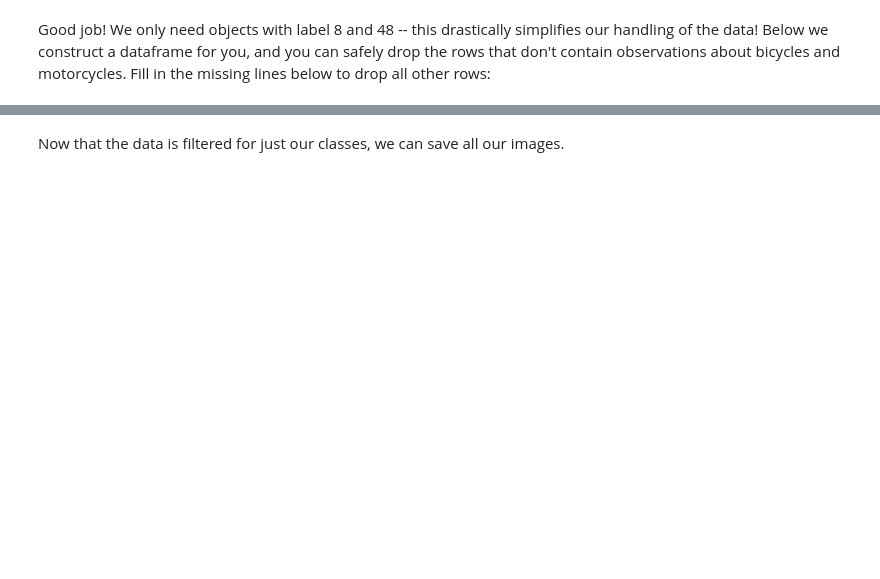
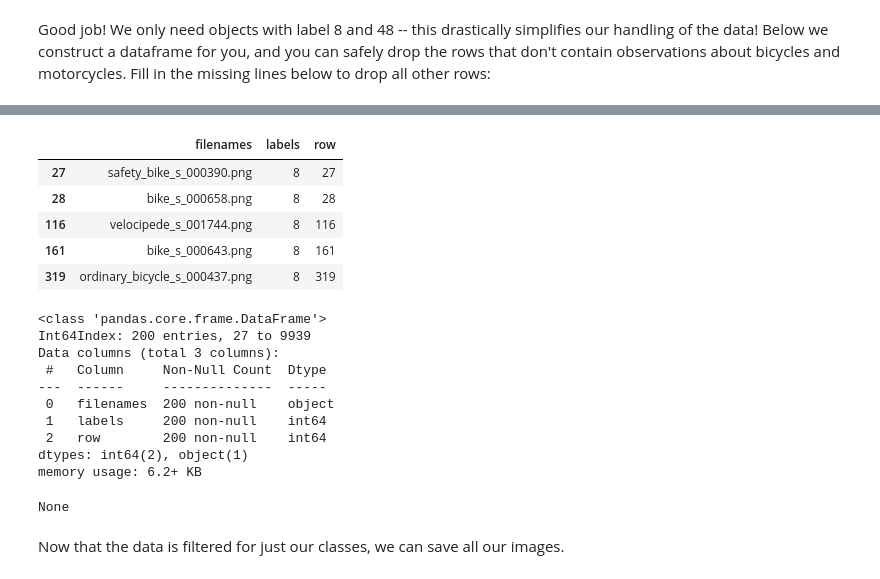
Before and after one commit to Moodrammer/AWS-ML-Workflow-Usecase, a Jupyter notebook: main.ipynb, the cells around one changed output, grey strips where cells are left out. Drawn from its saved outputs; the diff is of its cells as text; code cells hidden in the pictures; blank space fills up the shorter version.

```diff
--- a/main.ipynb
+++ b/main.ipynb
@@ -181,3 +211,24 @@ df_test["filenames"] = df_test["filenames"].apply(
+# %%
+display(df_test.head())
+display(df_test.info())
+# %% [output]
+|  | filenames | labels | row |
+| 27 | safety_bike_s_000390.png | 8 | 27 |
+| 28 | bike_s_000658.png | 8 | 28 |
+| 116 | velocipede_s_001744.png | 8 | 116 |
+| 161 | bike_s_000643.png | 8 | 161 |
+| 319 | ordinary_bicycle_s_000437.png | 8 | 319 |
+<class 'pandas.core.frame.DataFrame'>
+Int64Index: 200 entries, 27 to 9939
+Data columns (total 3 columns):
+ #   Column     Non-Null Count  Dtype
+---  ------     --------------  -----
+ 0   filenames  200 non-null    object
+ 1   labels     200 non-null    int64
+ 2   row        200 non-null    int64
+dtypes: int64(2), object(1)
+memory usage: 6.2+ KB
+None
 # %% [markdown]
 Now that the data is filtered for just our classes, we can save all our images.
 # %%
```
Also changed, not shown: parts of 13 cells of this notebook.
